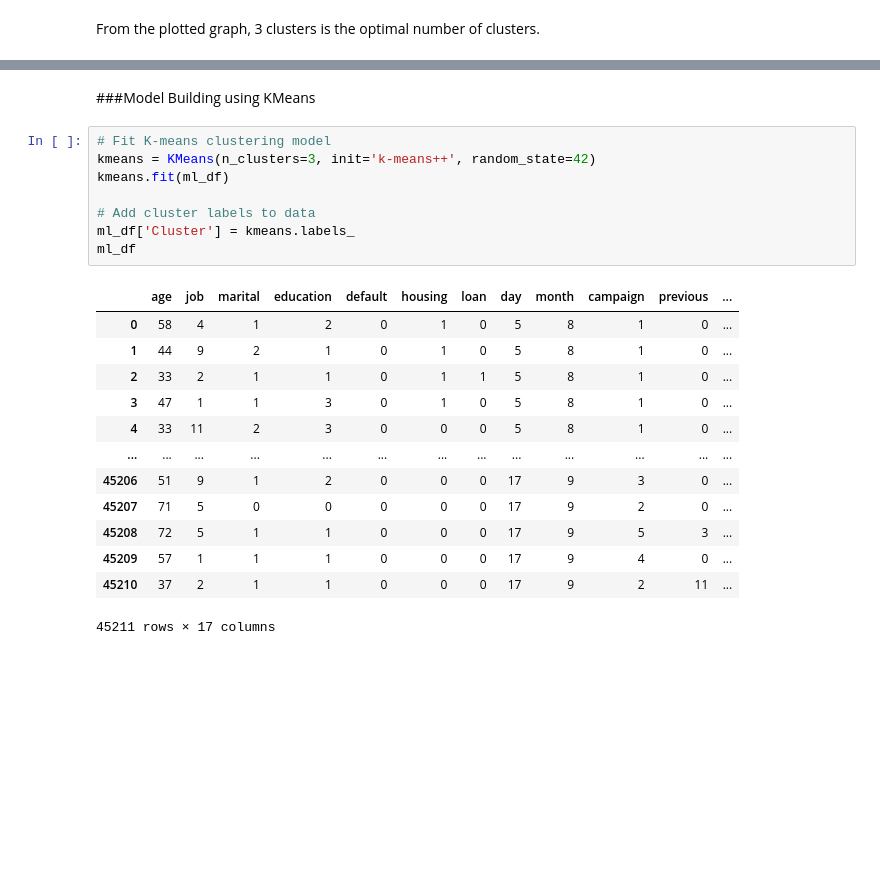
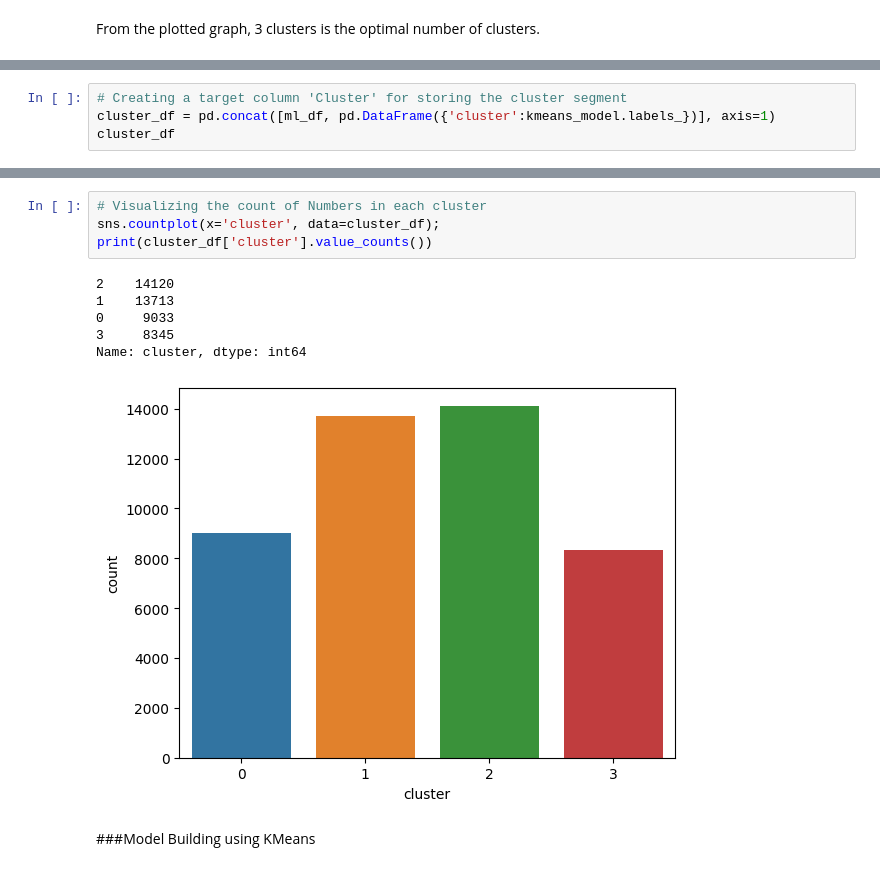
Before and after one commit to kayodeolusanya/Nexus-Bank-Customer-Segmentation-Project, a Jupyter notebook: Nexus_Bank_Customer_Segmentation_Project.ipynb, the cells around one changed output, grey strips where cells are left out. Cells and saved outputs as stored; diff of their text form; blank space fills up the shorter version.

```diff
--- a/Nexus_Bank_Customer_Segmentation_Project.ipynb
+++ b/Nexus_Bank_Customer_Segmentation_Project.ipynb
@@ -375,0 +407,4 @@ From the plotted graph, 3 clusters is the optimal number of clusters.
+# %%
+# Creating a target column 'Cluster' for storing the cluster segment
+cluster_df = pd.concat([ml_df, pd.DataFrame({'cluster':kmeans_model.labels_})], axis=1)
+cluster_df
@@ -376,24 +425,13 @@ From the plotted graph, 3 clusters is the optimal number of clusters.
+# %%
+# Visualizing the count of Numbers in each cluster
+sns.countplot(x='cluster', data=cluster_df);
+print(cluster_df['cluster'].value_counts())
+# %% [output]
+2    14120
+1    13713
+0     9033
+3     8345
+Name: cluster, dtype: int64
+[figure, added]
 # %% [markdown]
 ###Model Building using KMeans
-# %%
-# Fit K-means clustering model
-kmeans = KMeans(n_clusters=3, init='k-means++', random_state=42)
-kmeans.fit(ml_df)
-
-# Add cluster labels to data
-ml_df['Cluster'] = kmeans.labels_
-ml_df
-# %% [output]
-|  | age | job | marital | education | default | housing | loan | day | month | campaign | previous | ... |
-| 0 | 58 | 4 | 1 | 2 | 0 | 1 | 0 | 5 | 8 | 1 | 0 | ... |
-| 1 | 44 | 9 | 2 | 1 | 0 | 1 | 0 | 5 | 8 | 1 | 0 | ... |
-| 2 | 33 | 2 | 1 | 1 | 0 | 1 | 1 | 5 | 8 | 1 | 0 | ... |
-| 3 | 47 | 1 | 1 | 3 | 0 | 1 | 0 | 5 | 8 | 1 | 0 | ... |
-| 4 | 33 | 11 | 2 | 3 | 0 | 0 | 0 | 5 | 8 | 1 | 0 | ... |
-| ... | ... | ... | ... | ... | ... | ... | ... | ... | ... | ... | ... | ... |
-| 45206 | 51 | 9 | 1 | 2 | 0 | 0 | 0 | 17 | 9 | 3 | 0 | ... |
-| 45207 | 71 | 5 | 0 | 0 | 0 | 0 | 0 | 17 | 9 | 2 | 0 | ... |
-| 45208 | 72 | 5 | 1 | 1 | 0 | 0 | 0 | 17 | 9 | 5 | 3 | ... |
-| 45209 | 57 | 1 | 1 | 1 | 0 | 0 | 0 | 17 | 9 | 4 | 0 | ... |
-| 45210 | 37 | 2 | 1 | 1 | 0 | 0 | 0 | 17 | 9 | 2 | 11 | ... |
-45211 rows × 17 columns
```
Also changed, not shown: parts of 12 cells of this notebook.
